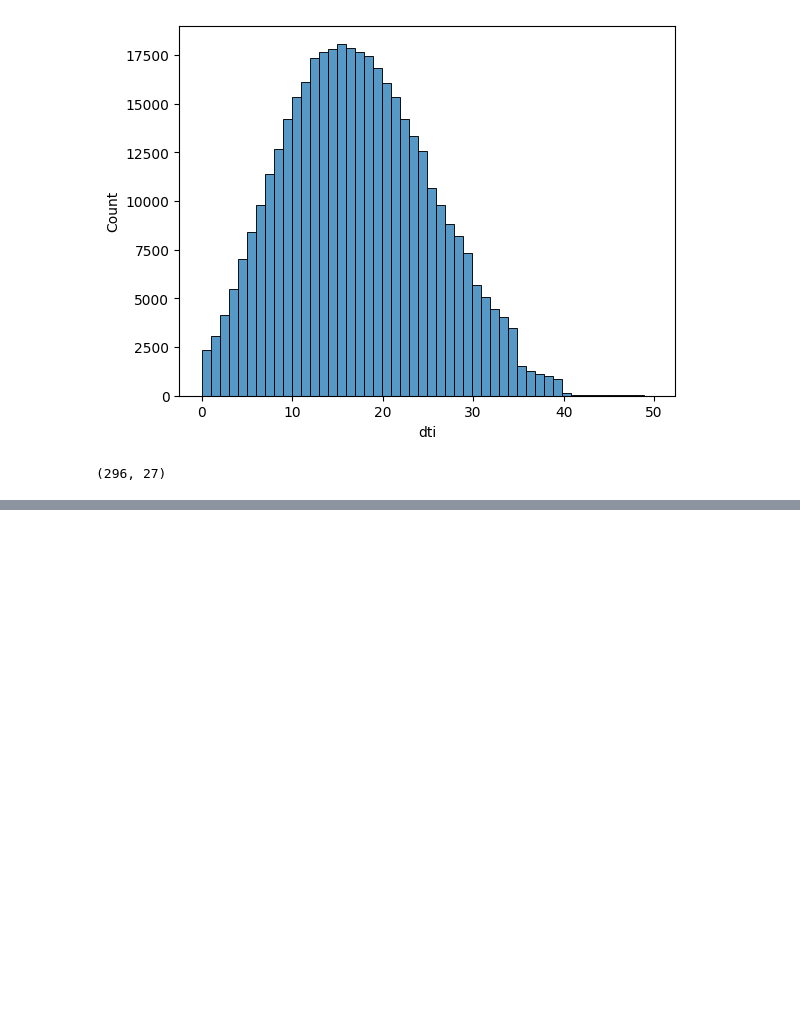
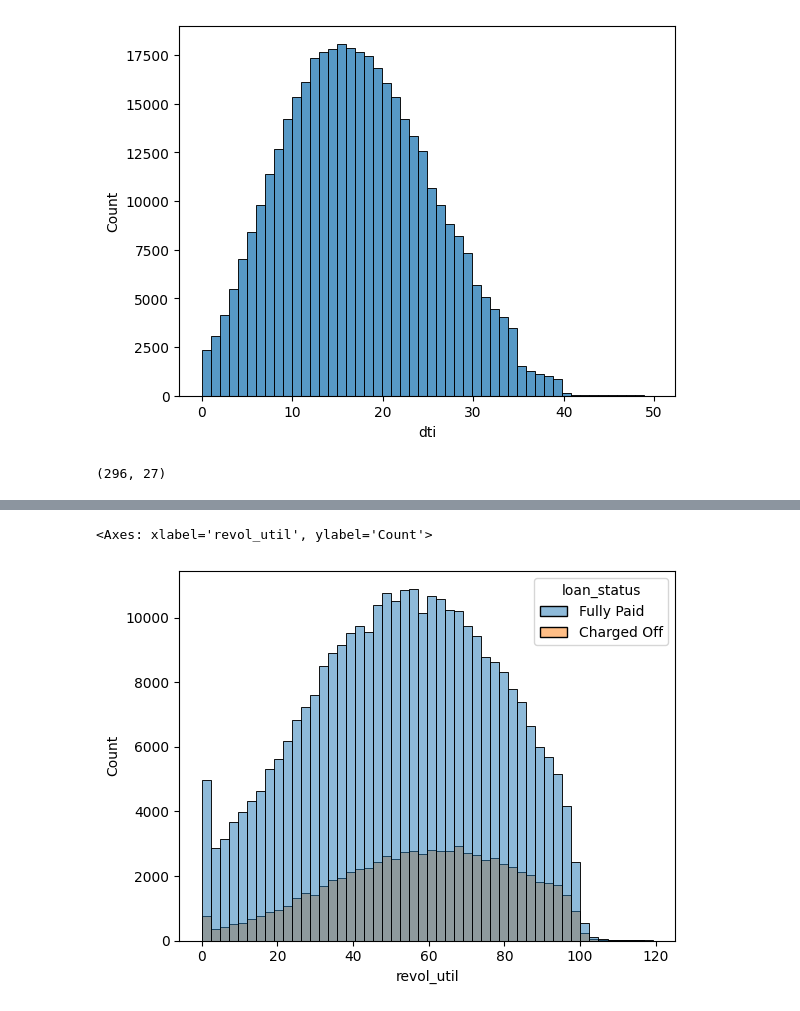
Before and after one commit to Debasishsaha123/Loan-default-prediction-ML-Projects, a Jupyter notebook: data_understanding.ipynb, the cells around one changed output, grey strips where cells are left out. Cells and saved outputs as stored; diff of their text form; code cells hidden in the pictures; blank space fills up the shorter version.

```diff
--- a/data_understanding.ipynb
+++ b/data_understanding.ipynb
@@ -324,0 +356,7 @@ print(df[df['dti']>=40].shape)
+# %%
+sns.histplot(
+    x='revol_util', hue='loan_status',data=df[df.revol_util < 120], bins=50
+)
+# %% [output]
+<Axes: xlabel='revol_util', ylabel='Count'>
+[figure, added]
```
Also changed, not shown: parts of 10 cells of this notebook.
